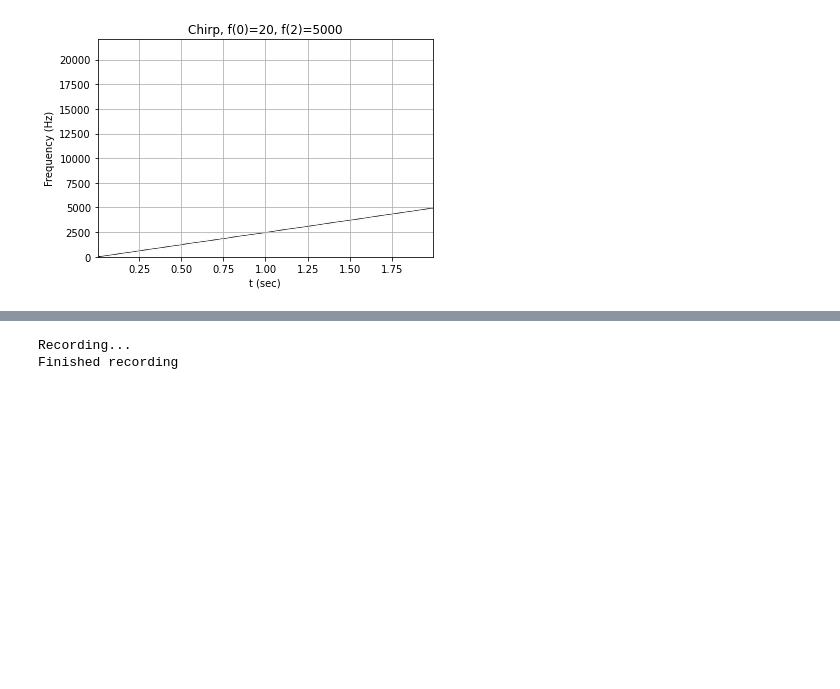
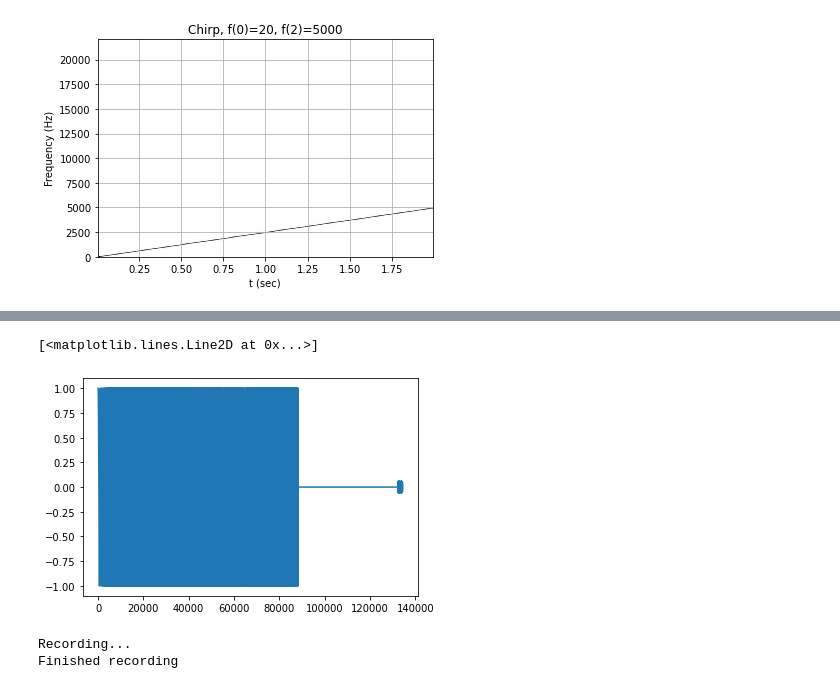
Before and after one commit to adamg-97/GF3-audio-modem, a Jupyter notebook: Audio.ipynb, the cells around one changed output, grey strips where cells are left out. Saved outputs shown, nothing was run; the diff lists cells and outputs as text; code cells hidden in the pictures; blank space fills up the shorter version.

```diff
--- a/Audio.ipynb
+++ b/Audio.ipynb
@@ -35 +57,17 @@ array([ 1.+1.j,  0.+0.j,  0.+0.j, ...,  0.+0.j,  0.+0.j,  0.+0.j])
+# %%
+cp = sp[-1024:]
+sp_wcp = np.hstack([cp,sp])
+
+#tx = np.hstack([sp_wcp,sp_wcp])
+tx = sp_wcp
+len(tx)
+
+tx = np.pad(tx, (fs,0), mode='constant', constant_values=0)
+
+tx = np.hstack([fsweep,tx])
+
+plt.plot(np.arange(len(tx)),tx)
+# %% [output]
+[<matplotlib.lines.Line2D at 0x...>]
+[figure, added]
 # %%
```
Also changed, not shown: parts of 6 cells of this notebook, 1 other file.
